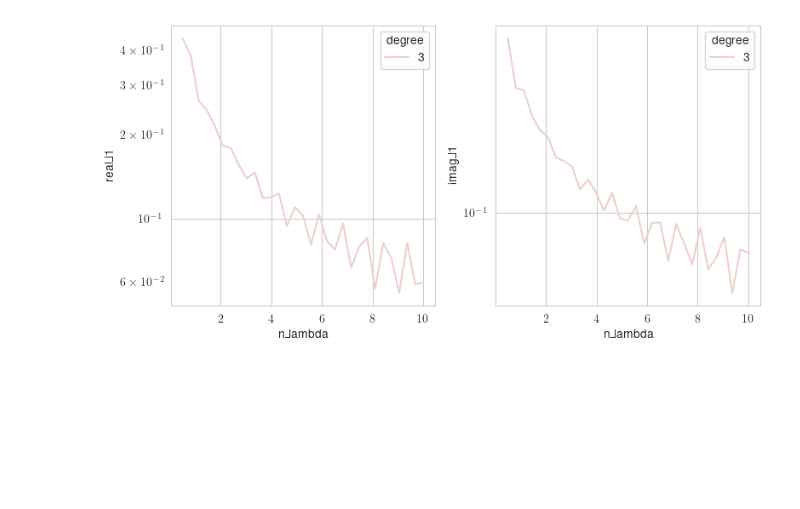
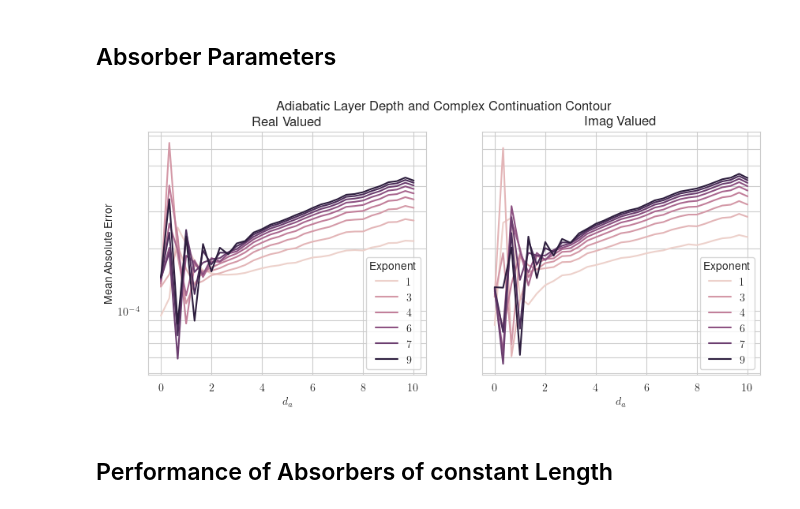
Before and after one commit to JakobEliasWagner/Helmholtz-Sonic-Crystals, a Jupyter notebook: examples/plane_wave.ipynb, the cells around one changed output. Cells and saved outputs as stored; diff of their text form; code cells hidden in the pictures; blank space fills up the shorter version.

```diff
--- a/examples/plane_wave.ipynb
+++ b/examples/plane_wave.ipynb
@@ -97,11 +153,45 @@ performances["n_lambda"] = performances["depth"] / (343. / 10000)
+# %% [markdown]
+## Absorber Parameters
+# %%
+data_file = pathlib.Path.cwd().joinpath("data", "plane_wave", "absorber_parameters.tar.gz")
+data = load_tar(data_file)
+# %%
+d_a = []
+deg = []
+diffs_real = []
+diffs_imag = []
+for dataset in data:
+    indices = (dataset.x[:, 0] <= 9.5 * 22e-3) & (dataset.x[:, 0] >= -0.5 * 22e-3)
+    geometry = dataset.x[indices, :2]
+    pressure = dataset.p[0, indices]
+    ground_truth = reference_plane(geometry)
+
+    difference = ground_truth - pressure
+
+    diffs_real.append(np.mean(np.abs(np.real(difference))))
+    diffs_imag.append(np.mean(np.abs(np.imag(difference))))
+    d_a.append(dataset.description.absorber.depth / wave_length)
+    deg.append(dataset.description.absorber.degree)
+
+df = pd.DataFrame({
+    "d_a": d_a,
+    "Exponent": deg,
+    "diffs_real": diffs_real,
+    "diffs_imag": diffs_imag
+})
 # %%
-fig, axs = plt.subplots(ncols=2, figsize=(8, 4))
+fig, axs = plt.subplots(ncols=2, figsize=(10, 4), sharex=True, sharey=True)
+sns.lineplot(df, x='d_a', y='diffs_real', hue="Exponent", ax=axs[0])
+axs[0].title.set_text("Real Valued")
+sns.lineplot(df, x='d_a', y='diffs_imag', hue="Exponent", ax=axs[1])
+axs[1].title.set_text("Imag Valued")
 
-sns.lineplot(performances, x='n_lambda', y='real_l1', hue='degree', ax=axs[0])
-sns.lineplot(performances, x='n_lambda', y='imag_l1', hue='degree', ax=axs[1])
-
-for ax in axs.flatten():
+fig.suptitle("Adiabatic Layer Depth and Complex Continuation Contour")
+for ax in axs:
     ax.set_yscale('log')
-fig.tight_layout()
+    ax.set_xlabel('$d_a$')
+    ax.set_ylabel('Mean Absolute Error')
+    ax.xaxis.grid(True)
+    ax.yaxis.grid(True, which='both')
 # %% [output]
-[figure, old version]
+[figure, new version]
@@ -109,0 +198,2 @@ data_directory.cleanup()
+# %% [markdown]
+## Performance of Absorbers of constant Length
```
Also changed, not shown: parts of 22 cells of this notebook, 2 other files.
